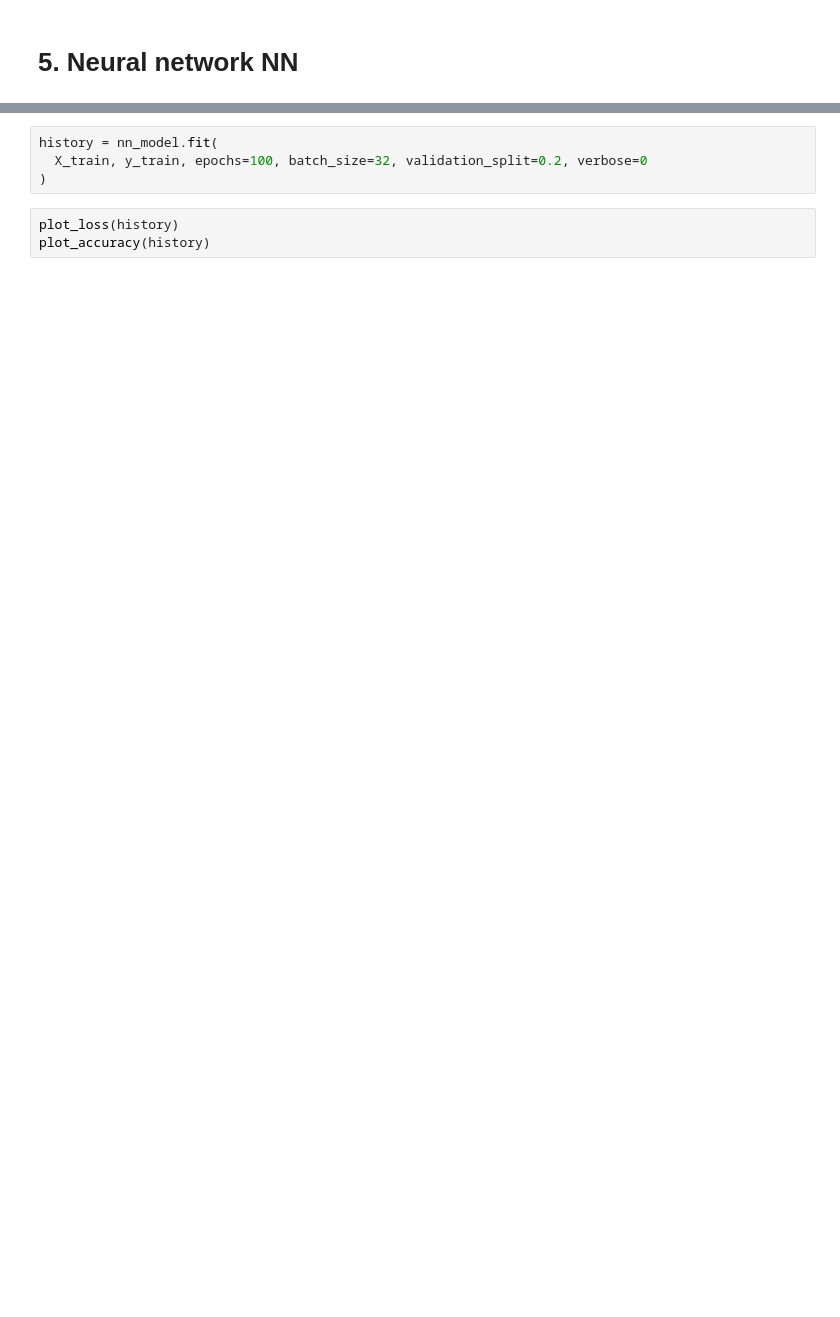
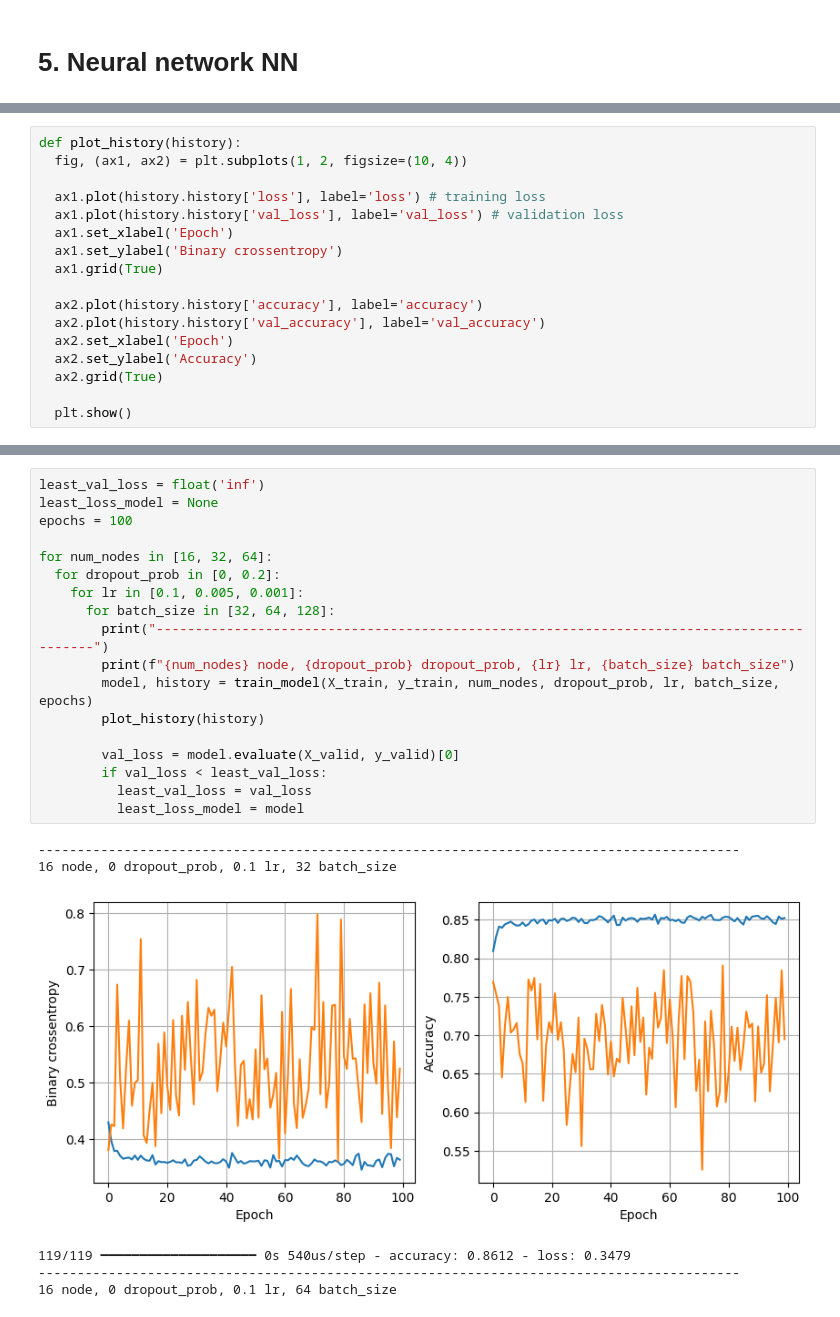
Before and after one commit to tiendatvu/python-data-demo, a Jupyter notebook: notebooks/tut/tut_m4e.ipynb, the cells around one changed output, grey strips where cells are left out. Saved outputs shown, nothing was run; the diff lists cells and outputs as text; blank space fills up the shorter version.

```diff
--- a/notebooks/tut/tut_m4e.ipynb
+++ b/notebooks/tut/tut_m4e.ipynb
@@ -337,4 +337,21 @@ def plot_accuracy(history):
   plt.legend()
   plt.grid(True)
   plt.show()
+# %%
+def plot_history(history):
+  fig, (ax1, ax2) = plt.subplots(1, 2, figsize=(10, 4))
+
+  ax1.plot(history.history['loss'], label='loss') # training loss
+  ax1.plot(history.history['val_loss'], label='val_loss') # validation loss
+  ax1.set_xlabel('Epoch')
+  ax1.set_ylabel('Binary crossentropy')
+  ax1.grid(True)
+
+  ax2.plot(history.history['accuracy'], label='accuracy')
+  ax2.plot(history.history['val_accuracy'], label='val_accuracy')
+  ax2.set_xlabel('Epoch')
+  ax2.set_ylabel('Accuracy')
+  ax2.grid(True)
+
+  plt.show()
 # %%
@@ -350,7 +385,25 @@ nn_model.compile(optimizer=tf.keras.optimizers.Adam(0.0001),
-# %%
-history = nn_model.fit(
-  X_train, y_train, epochs=100, batch_size=32, validation_split=0.2, verbose=0
-)
-# %%
-plot_loss(history)
-plot_accuracy(history)
+# %%
+least_val_loss = float('inf')
+least_loss_model = None
+epochs = 100
+
+for num_nodes in [16, 32, 64]:
+  for dropout_prob in [0, 0.2]:
+    for lr in [0.1, 0.005, 0.001]:
+      for batch_size in [32, 64, 128]:
+        print("------------------------------------------------------------------------------------------")
+        print(f"{num_nodes} node, {dropout_prob} dropout_prob, {lr} lr, {batch_size} batch_size")
+        model, history = train_model(X_train, y_train, num_nodes, dropout_prob, lr, batch_size, epochs)
+        plot_history(history)
+
+        val_loss = model.evaluate(X_valid, y_valid)[0]
+        if val_loss < least_val_loss:
+          least_val_loss = val_loss
+          least_loss_model = model
+# %% [output]
+------------------------------------------------------------------------------------------
+16 node, 0 dropout_prob, 0.1 lr, 32 batch_size
+[figure, added]
+119/119 ━━━━━━━━━━━━━━━━━━━━ 0s 540us/step - accuracy: 0.8612 - loss: 0.3479
+------------------------------------------------------------------------------------------
+16 node, 0 dropout_prob, 0.1 lr, 64 batch_size
```
Also changed, not shown: parts of 13 cells of this notebook.
